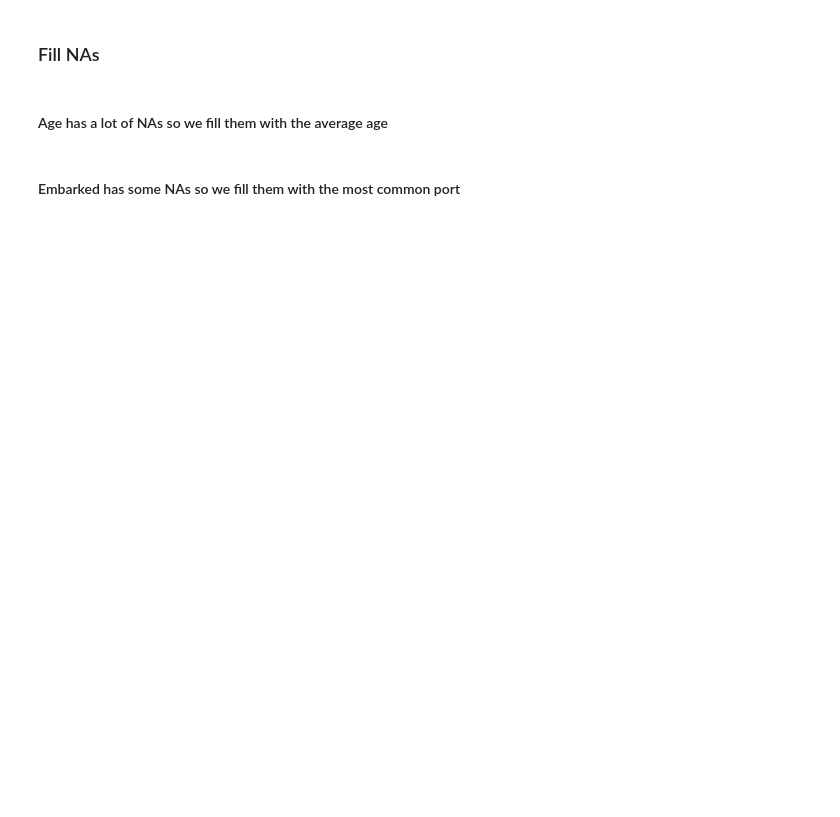
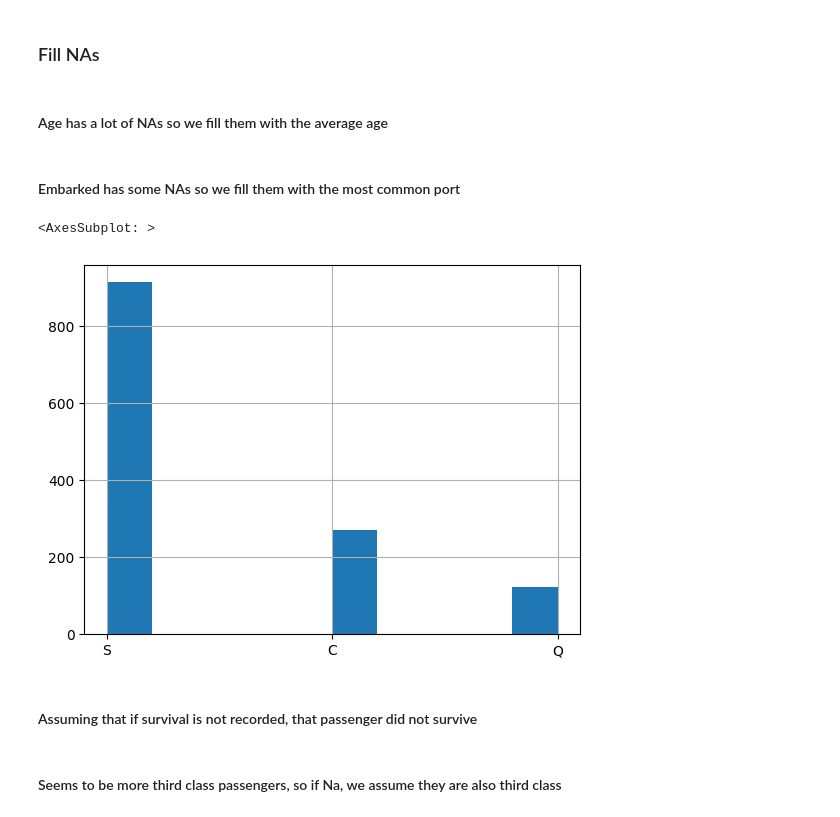
Before and after one commit to t-lnguyen/machine-learning-w-python, a Jupyter notebook: assignments/A4/src/7324.A4.LogisRegvSVM.submit.ipynb, the cells around one changed output. Cells and saved outputs as stored; diff of their text form; code cells hidden in the pictures; blank space fills up the shorter version.

```diff
--- a/assignments/A4/src/7324.A4.LogisRegvSVM.submit.ipynb
+++ b/assignments/A4/src/7324.A4.LogisRegvSVM.submit.ipynb
@@ -58,9 +115,13 @@ titanic_df.info()
 # %% [markdown]
 #### Age has a lot of NAs so we fill them with the average age
 # %%
-titanic_df['Age'].fillna(titanic_df['Age'].mean().round(), inplace=True)
+titanic_df['age'].fillna(titanic_df['age'].mean().round(), inplace=True)
 # %% [markdown]
 #### Embarked has some NAs so we fill them with the most common port
 # %%
-# finding the most common
+# finding the most common using histograms
+titanic_df['embarked'].hist()
+# %% [output]
+<AxesSubplot: >
+[figure, added]
 # %%
@@ -67,0 +129,2 @@ titanic_df["Embarked"].fillna('S', inplace = True)
+# %% [markdown]
+#### Assuming that if survival is not recorded, that passenger did not survive
@@ -67,0 +133,2 @@ titanic_df["Embarked"].fillna('S', inplace = True)
+# %% [markdown]
+#### Seems to be more third class passengers, so if Na, we assume they are also third class
```
Also changed, not shown: parts of 89 cells of this notebook.
